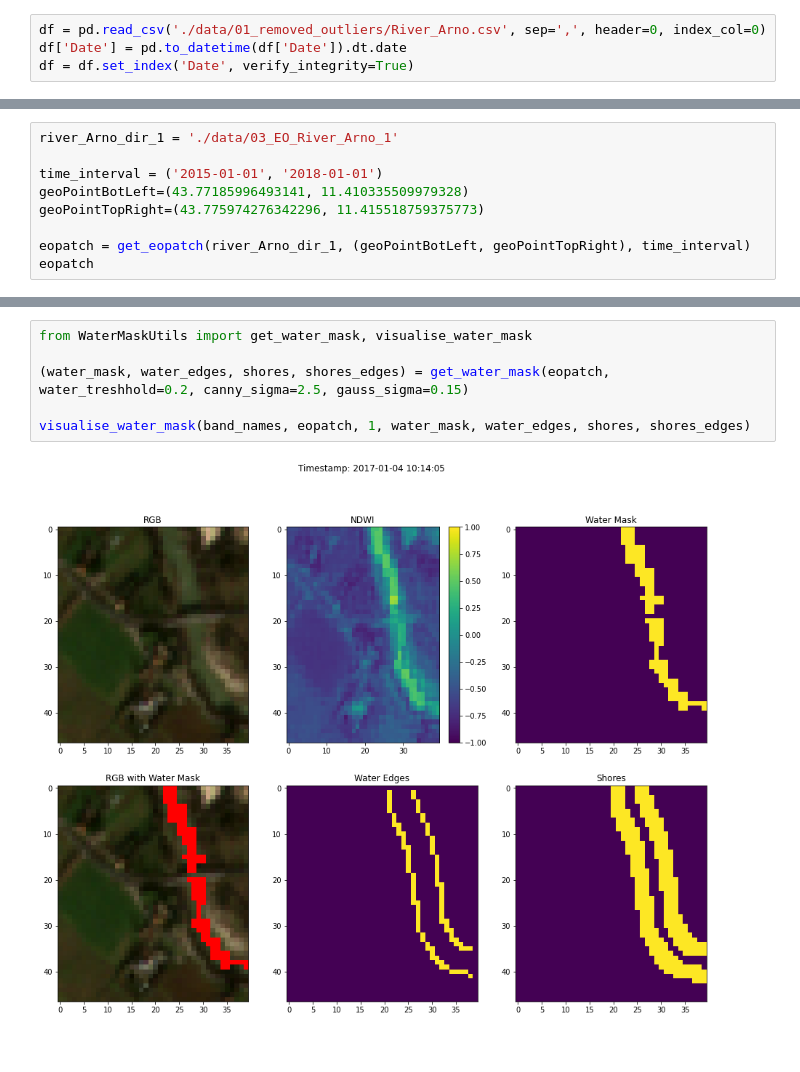
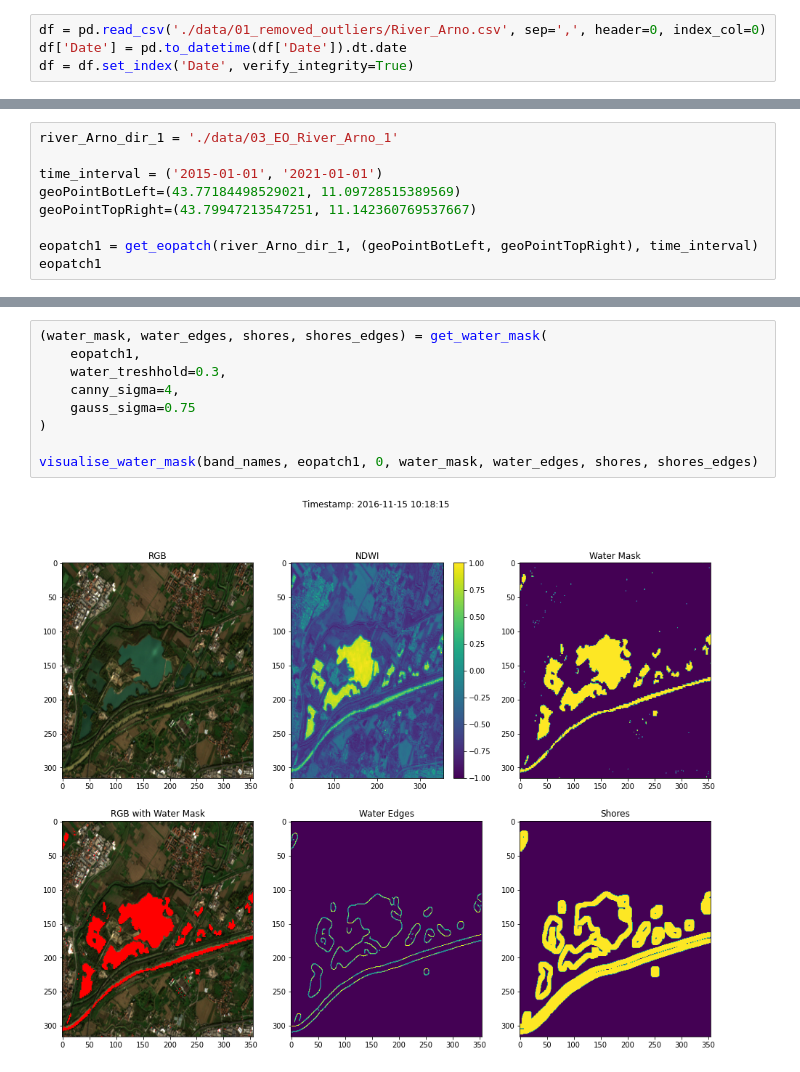
Before and after one commit to KlemenKozelj/master_thesis, a Jupyter notebook: 02_River_Arno.ipynb, the cells around one changed output, grey strips where cells are left out. Saved outputs shown, nothing was run; the diff lists cells and outputs as text.

Commit message:
downloaded arno first frame

```diff
--- a/02_River_Arno.ipynb
+++ b/02_River_Arno.ipynb
@@ -21,12 +24,12 @@ df = df.set_index('Date', verify_integrity=True)
 # %%
 river_Arno_dir_1 = './data/03_EO_River_Arno_1'
 
-time_interval = ('2015-01-01', '2018-01-01')
-geoPointBotLeft=(43.77185996493141, 11.410335509979328)
-geoPointTopRight=(43.775974276342296, 11.415518759375773)
+time_interval = ('2015-01-01', '2021-01-01')
+geoPointBotLeft=(43.77184498529021, 11.09728515389569)
+geoPointTopRight=(43.79947213547251, 11.142360769537667)
 
-eopatch = get_eopatch(river_Arno_dir_1, (geoPointBotLeft, geoPointTopRight), time_interval)
-eopatch
+eopatch1 = get_eopatch(river_Arno_dir_1, (geoPointBotLeft, geoPointTopRight), time_interval)
+eopatch1
 # %% [output]
 eopatch data was loaded from local directory
 EOPatch(
@@ -48,9 +51,12 @@ EOPatch(
 )
 # %%
-from WaterMaskUtils import get_water_mask, visualise_water_mask
+(water_mask, water_edges, shores, shores_edges) = get_water_mask(
+    eopatch1,
+    water_treshhold=0.3,
+    canny_sigma=4,
+    gauss_sigma=0.75
+)
 
-(water_mask, water_edges, shores, shores_edges) = get_water_mask(eopatch, water_treshhold=0.2, canny_sigma=2.5, gauss_sigma=0.15)
-
-visualise_water_mask(band_names, eopatch, 1, water_mask, water_edges, shores, shores_edges)
+visualise_water_mask(band_names, eopatch1, 0, water_mask, water_edges, shores, shores_edges)
 # %% [output]
-[figure, old version]
+[figure, new version]
```
Also changed, not shown: parts of 3 cells of this notebook.
